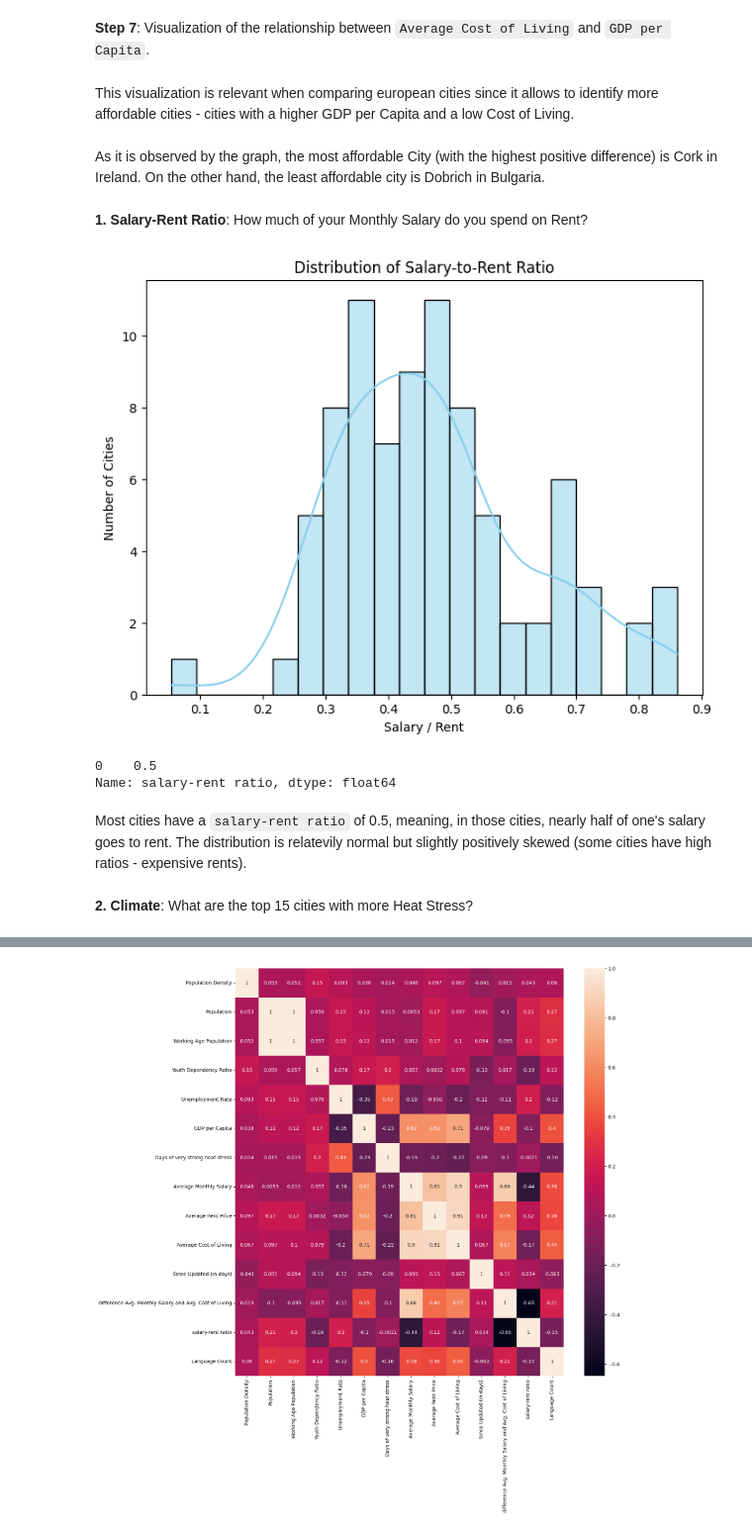
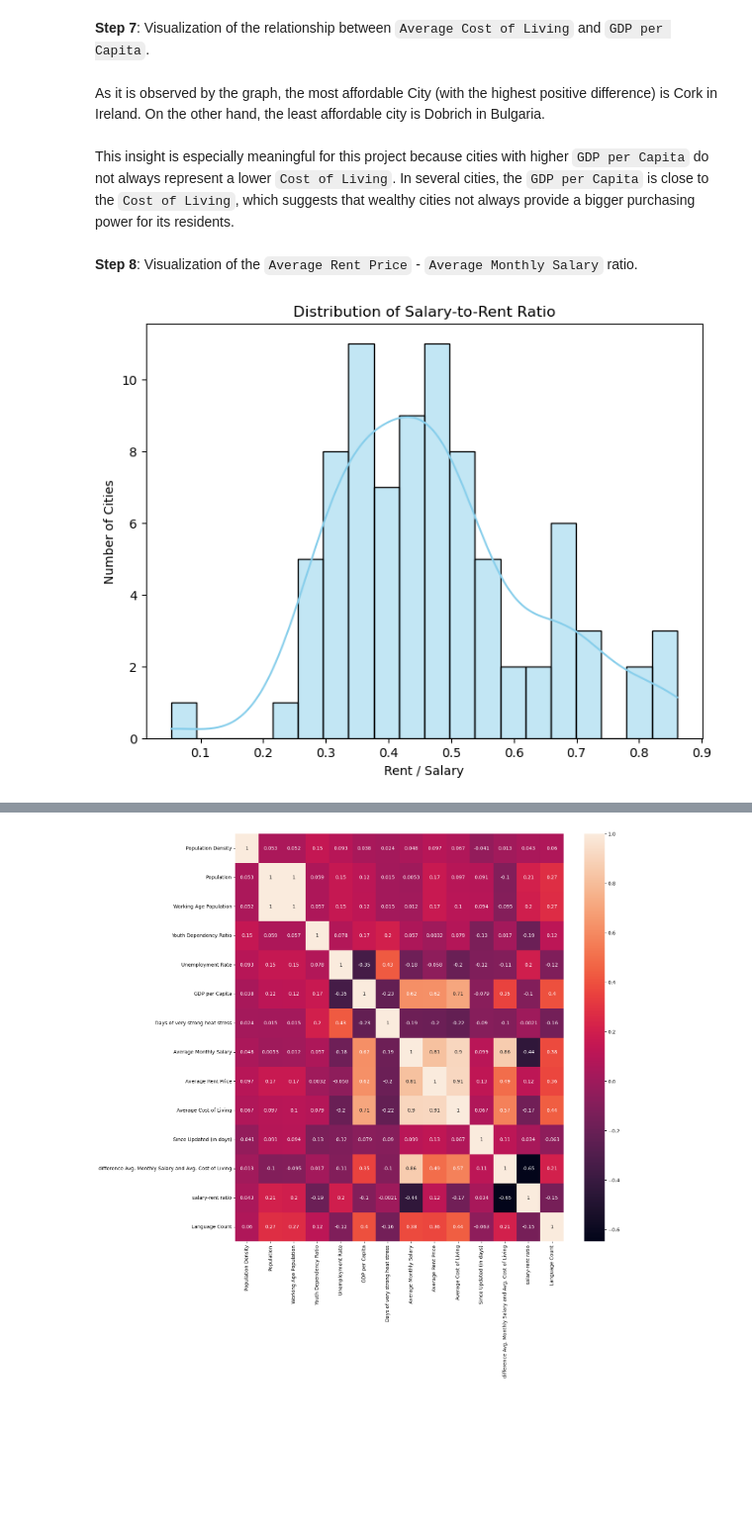
Before and after one commit to amdbsilva/Programming-for-Data-Science-Project, a Jupyter notebook: PDS_project.ipynb, the cells around one changed output, grey strips where cells are left out. Shown at 99% size. Saved outputs shown, nothing was run; the diff lists cells and outputs as text; code cells hidden in the pictures; blank space fills up the shorter version.

```diff
--- a/PDS_project.ipynb
+++ b/PDS_project.ipynb
@@ -509,34 +510,31 @@ The best city for someone looking for those specific characteristics is Dresden,
 </div>
 # %% [markdown]
 **Step 7**: Visualization of the relationship between `Average Cost of Living` and `GDP per Capita`.
-# %% [markdown]
-This visualization is relevant when comparing european cities since it allows to identify more affordable cities - cities with a higher GDP per Capita and a low Cost of Living.
 # %%
-import plotly.express as px
+data_copy['City,Country'] = data_copy['City'] + ', ' + data_copy['Country']
 
-data_copy['City_Country'] = data_copy['City'] + ', ' + data_copy['Country']
+data_copy['Difference'] = data_copy['GDP per Capita'] - data_copy['Average Cost of Living']
 
-cost_gdp = data_copy[['City_Country', 'Average Cost of Living', 'GDP per Capita']].melt(
-    id_vars='City_Country'
+plot_df = data_copy[['City,Country', 'GDP per Capita', 'Average Cost of Living', 'Difference']].copy()
+
+# scaling numeric columns between 0 and 1
+scaler = MinMaxScaler()
+plot_df[['GDP per Capita', 'Average Cost of Living', 'Difference']] = scaler.fit_transform(
+    plot_df[['GDP per Capita', 'Average Cost of Living', 'Difference']]
 )
 
-diff = data_copy[['City_Country', 'GDP per Capita', 'Average Cost of Living']].copy()
-diff['Difference'] = diff['GDP per Capita'] - diff['Average Cost of Living']
-
-diff_melted = diff.melt(id_vars='City_Country', value_vars=['Difference'])
-
-
-plot_data = pd.concat([cost_gdp, diff_melted], axis=0, ignore_index=True)
+# we have to melt the dataframe to use on plotly
+plot_long = plot_df.melt(id_vars='City,Country',
+                         value_vars=['GDP per Capita', 'Average Cost of Living', 'Difference'])
 
 
 fig = px.line(
-    plot_data,
-    x='City_Country',
+    plot_long,
+    x='City,Country',
     y='value',
     color='variable',
-    title='Cost of Living vs GDP per Capita across cities (with Difference)',
-    labels={'value': 'Value', 'variable': 'Variable', 'City_Country': 'City, Country'},
-    hover_data={'City_Country': True, 'variable': True, 'value': True},
+    title='Difference between Cost of Living and GDP per Capita across cities',
+    labels={'value': 'Scaled Value', 'variable': 'Variable', 'City,Country': 'City, Country'},
     color_discrete_map={
         'Average Cost of Living':'darkmagenta',
         'GDP per Capita':'mediumvioletred',
@@ -548,24 +546,17 @@ fig.update_xaxes(tickangle=45)
 fig.show()
 # %% [markdown]
 As it is observed by the graph, the most affordable City (with the highest positive difference) is Cork in Ireland. On the other hand, the least affordable city is Dobrich in Bulgaria.
+# %% [markdown]
+This insight is especially meaningful for this project because cities with higher `GDP per Capita` do not always represent a lower `Cost of Living`. In several cities, the `GDP per Capita` is close to the `Cost of Living`, which suggests that wealthy cities not always provide a bigger purchasing power for its residents.
 # %% [markdown]
-**1. Salary-Rent Ratio**: How much of your Monthly Salary do you spend on Rent?
+**Step 8**: Visualization of the `Average Rent Price` - `Average Monthly Salary` ratio.
 # %%
-data_copy["salary-rent ratio"] = data_copy['Average Rent Price']/data_copy['Average Monthly Salary']
+data_copy["rent-salary ratio"] = data_copy['Average Rent Price']/data_copy['Average Monthly Salary']
 plt.figure(figsize=(8,6))
-sns.histplot(data_copy["salary-rent ratio"], bins=20, kde=True, color='skyblue')
+sns.histplot(data_copy["rent-salary ratio"], bins=20, kde=True, color='skyblue')
 plt.title('Distribution of Salary-to-Rent Ratio')
-plt.xlabel('Salary / Rent')
+plt.xlabel('Rent / Salary')
 plt.ylabel('Number of Cities')
 plt.show()
 # %% [output]
-[figure, old version]
+[figure, new version]
-# %%
-data_copy['salary-rent ratio'].mode()
-# %% [output]
-0    0.5
-Name: salary-rent ratio, dtype: float64
-# %% [markdown]
-Most cities have a `salary-rent ratio` of 0.5, meaning, in those cities, nearly half of one's salary goes to rent. The distribution is relatevily normal but slightly positively skewed (some cities have high ratios - expensive rents).
-# %% [markdown]
-**2. Climate**: What are the top 15 cities with more Heat Stress?
```
Also changed, not shown: parts of 11 cells of this notebook.
